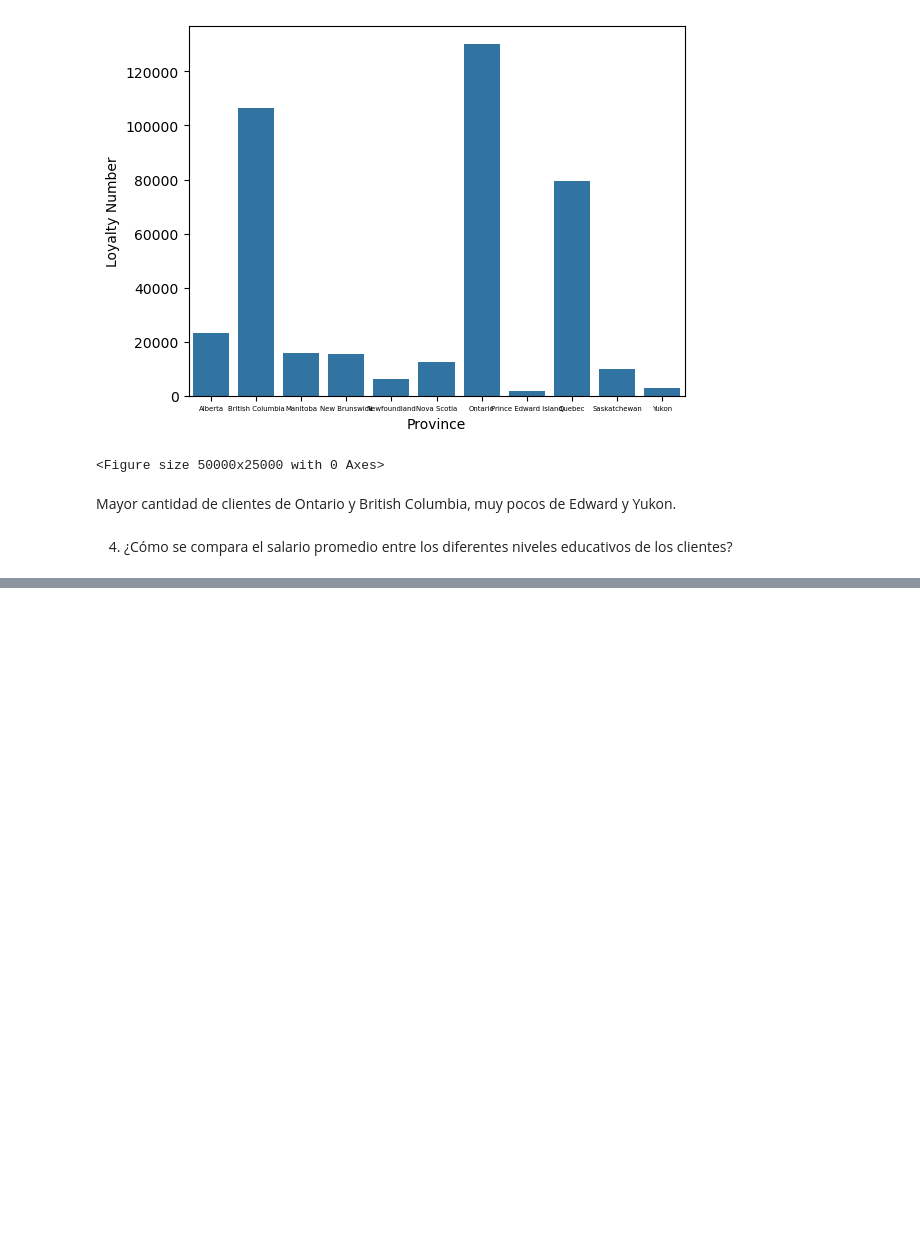
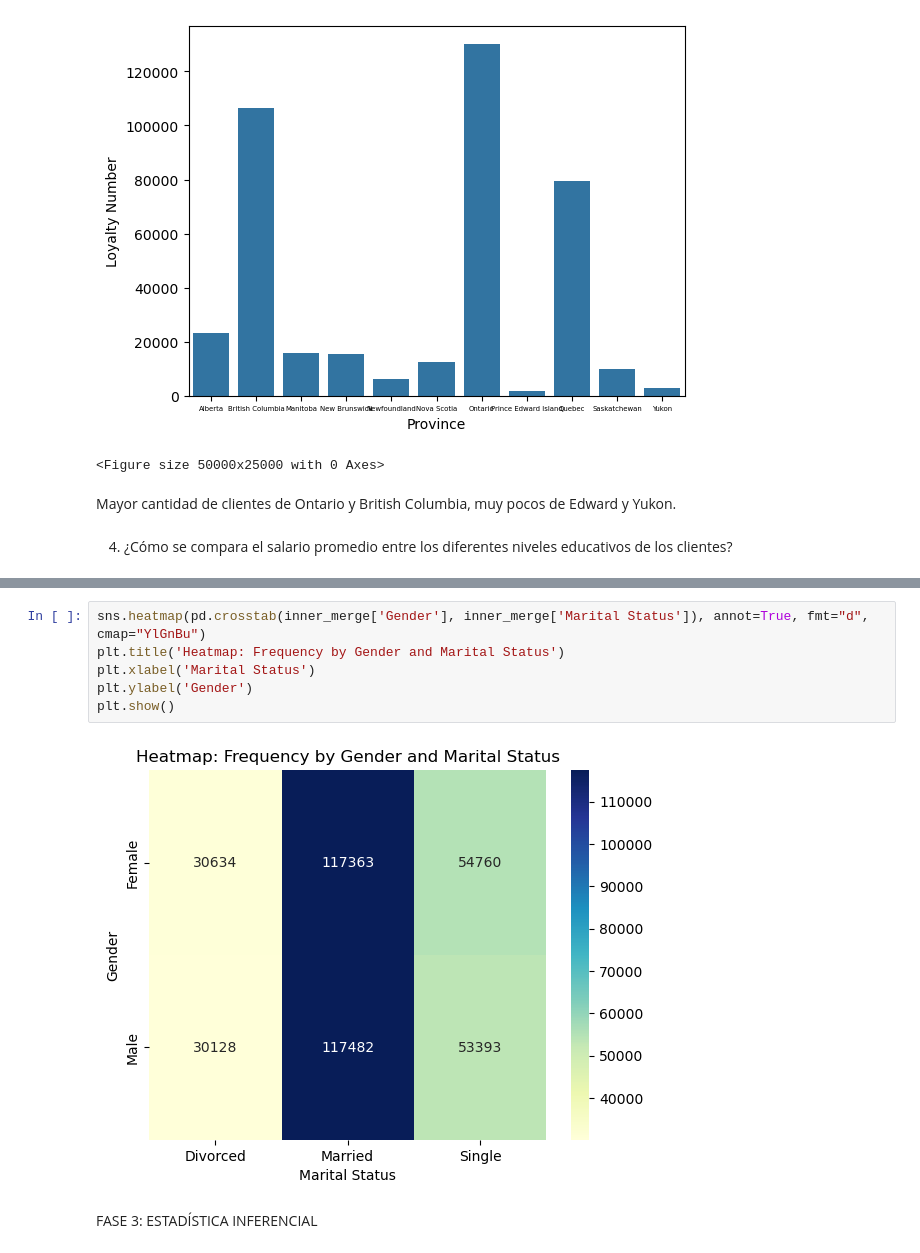
Before and after one commit to Adalab/bda-modulo-3-evaluacion-final-AndreinaTeixeira, a Jupyter notebook: evaluacion 3.ipynb, the cells around one changed output, grey strips where cells are left out. Drawn from its saved outputs; the diff is of its cells as text; blank space fills up the shorter version.

```diff
--- a/evaluacion 3.ipynb
+++ b/evaluacion 3.ipynb
@@ -885,0 +909,10 @@ plt.xticks(rotation = 45);
+# %%
+sns.heatmap(pd.crosstab(inner_merge['Gender'], inner_merge['Marital Status']), annot=True, fmt="d", cmap="YlGnBu")
+plt.title('Heatmap: Frequency by Gender and Marital Status')
+plt.xlabel('Marital Status')
+plt.ylabel('Gender')
+plt.show()
+# %% [output]
+[figure, added]
+# %% [markdown]
+FASE 3: ESTADÍSTICA INFERENCIAL
```
Also changed, not shown: parts of 21 cells of this notebook.
